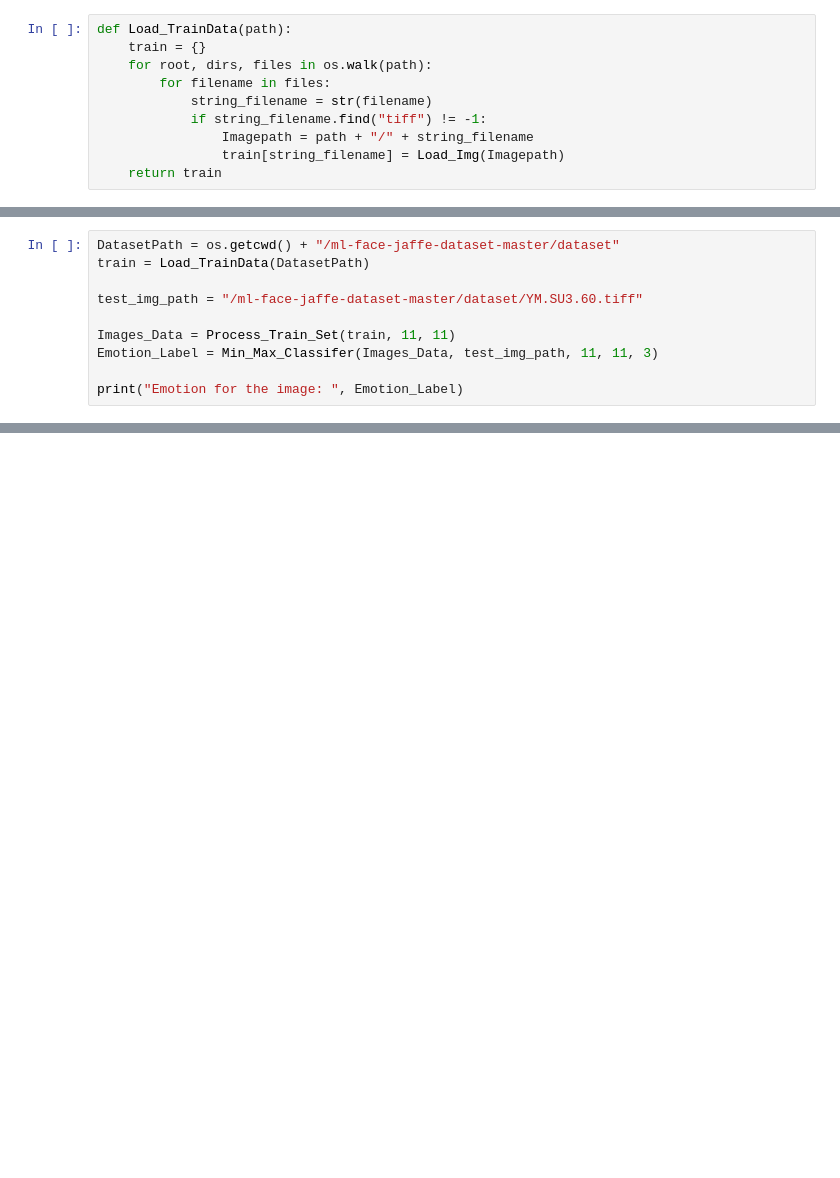
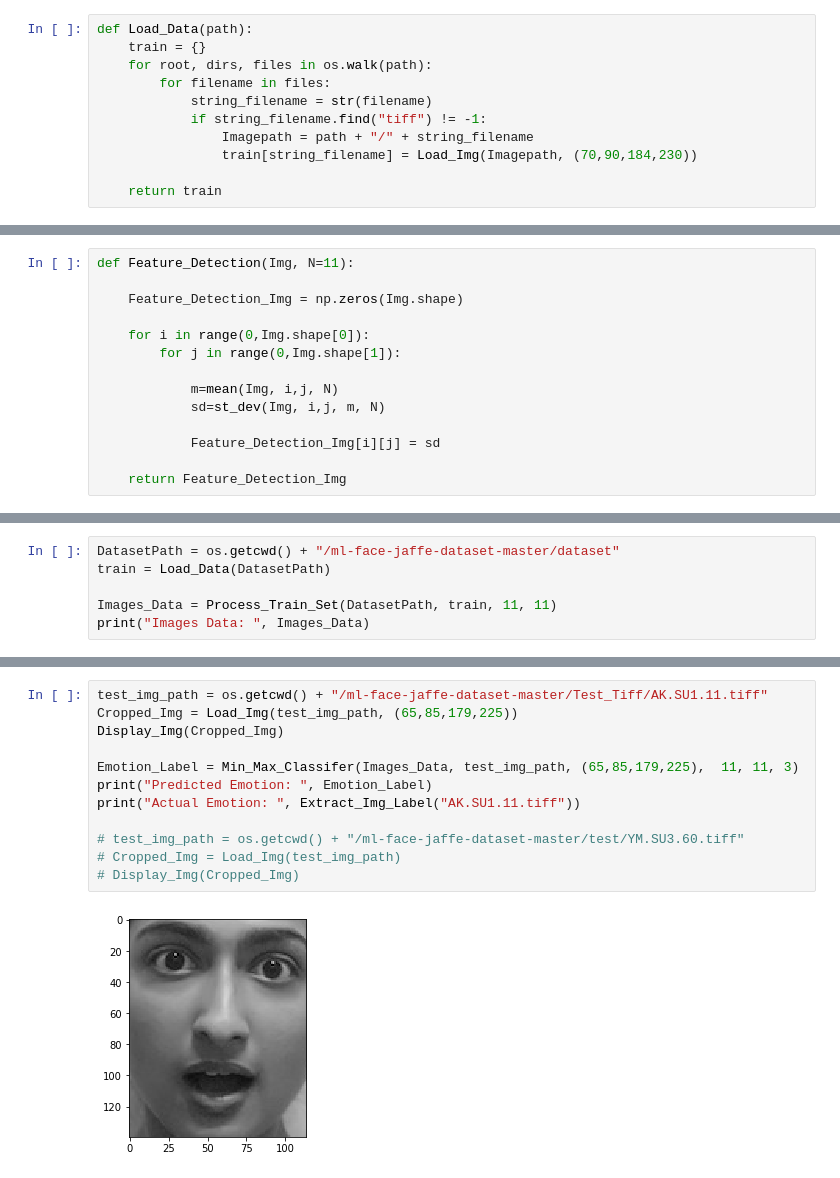
Before and after one commit to akanksha212/SMAI-Project, a Jupyter notebook: Project.ipynb, the cells around one changed output, grey strips where cells are left out. Drawn from its saved outputs; the diff is of its cells as text; blank space fills up the shorter version.

Commit message:
Final corrections , tested on unknown data (images other than dataset)

```diff
--- a/Project.ipynb
+++ b/Project.ipynb
@@ -39,10 +61,11 @@ def Load_Img(Img_Path='YM.SU3.60.tiff'):
 # %%
-def Load_TrainData(path):
+def Load_Data(path):
     train = {}
     for root, dirs, files in os.walk(path):
         for filename in files:
             string_filename = str(filename)
             if string_filename.find("tiff") != -1:
                 Imagepath = path + "/" + string_filename
-                train[string_filename] = Load_Img(Imagepath)
+                train[string_filename] = Load_Img(Imagepath, (70,90,184,230))
+
     return train
@@ -113 +124,15 @@ def normalize(Img, N=11):
+# %%
+def Feature_Detection(Img, N=11):
+
+    Feature_Detection_Img = np.zeros(Img.shape)
+
+    for i in range(0,Img.shape[0]):
+        for j in range(0,Img.shape[1]):
+
+            m=mean(Img, i,j, N)
+            sd=st_dev(Img, i,j, m, N)
+
+            Feature_Detection_Img[i][j] = sd
+
+    return Feature_Detection_Img
 # %%
@@ -178,10 +206,6 @@ def Min_Max_Classifer(Train_DataSet, Test_Image_Path, Normalisation_Window=11, F
 # %%
 DatasetPath = os.getcwd() + "/ml-face-jaffe-dataset-master/dataset"
-train = Load_TrainData(DatasetPath)
+train = Load_Data(DatasetPath)
 
-test_img_path = "/ml-face-jaffe-dataset-master/dataset/YM.SU3.60.tiff"
-
-Images_Data = Process_Train_Set(train, 11, 11)
-Emotion_Label = Min_Max_Classifer(Images_Data, test_img_path, 11, 11, 3)
-
-print("Emotion for the image: ", Emotion_Label)
+Images_Data = Process_Train_Set(DatasetPath, train, 11, 11)
+print("Images Data: ", Images_Data)
@@ -187,0 +278,14 @@ print("Emotion for the image: ", Emotion_Label)
+# %%
+test_img_path = os.getcwd() + "/ml-face-jaffe-dataset-master/Test_Tiff/AK.SU1.11.tiff"
+Cropped_Img = Load_Img(test_img_path, (65,85,179,225))
+Display_Img(Cropped_Img)
+
+Emotion_Label = Min_Max_Classifer(Images_Data, test_img_path, (65,85,179,225),  11, 11, 3)
+print("Predicted Emotion: ", Emotion_Label)
+print("Actual Emotion: ", Extract_Img_Label("AK.SU1.11.tiff"))
+
+# test_img_path = os.getcwd() + "/ml-face-jaffe-dataset-master/test/YM.SU3.60.tiff"
+# Cropped_Img = Load_Img(test_img_path)
+# Display_Img(Cropped_Img)
+# %% [output]
+[figure, added]
```
Also changed, not shown: parts of 19 cells of this notebook, 2 other files.
